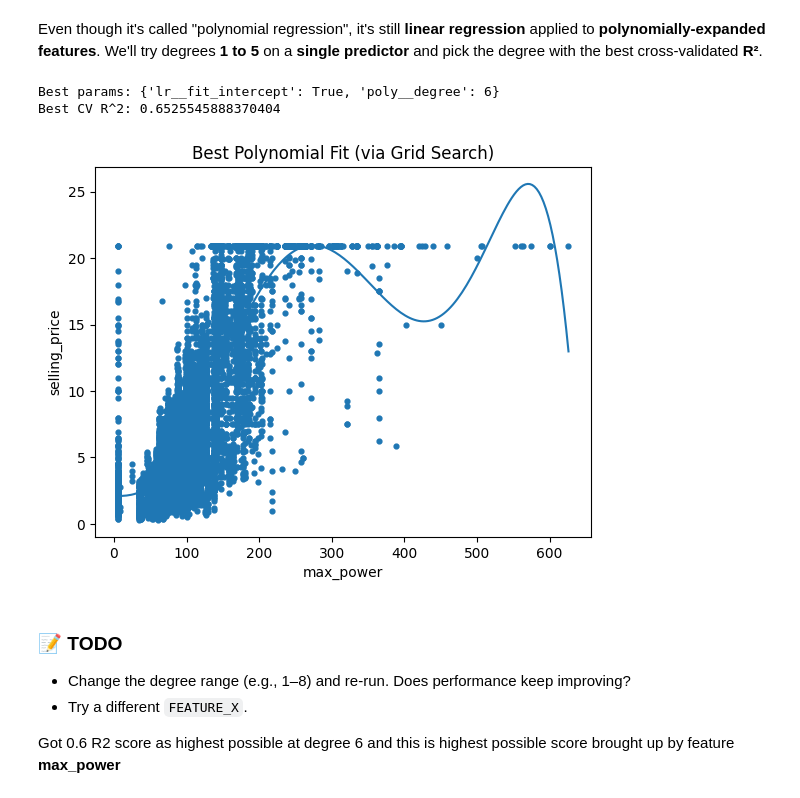
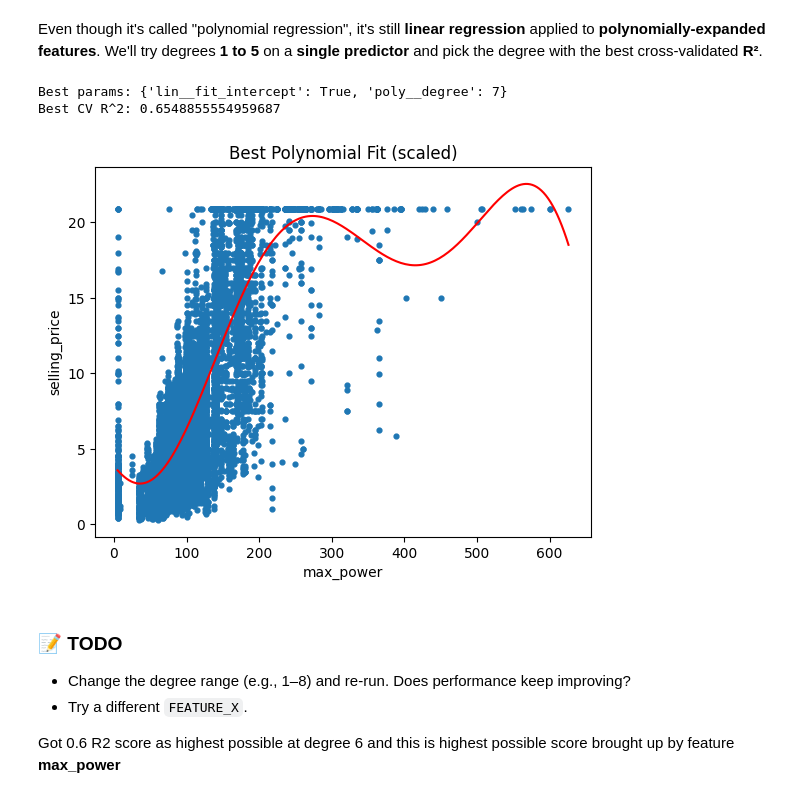
Before and after one commit to ShaikMohammad786/Machine-Learning-SEMV-Labs, a Jupyter notebook: Cars_Linear_Regression_Simple_Colab.ipynb, the cells around one changed output. Saved outputs shown, nothing was run; the diff lists cells and outputs as text; code cells hidden in the pictures.

```diff
--- a/Cars_Linear_Regression_Simple_Colab.ipynb
+++ b/Cars_Linear_Regression_Simple_Colab.ipynb
@@ -328,46 +325,48 @@ Ans
 Even though it's called "polynomial regression", it's still **linear regression** applied to **polynomially-expanded features**.
 We'll try degrees **1 to 5** on a **single predictor** and pick the degree with the best cross-validated **R²**.
 # %%
+from sklearn.preprocessing import PolynomialFeatures
+from sklearn.model_selection import GridSearchCV
 
-# Choose a single predictor again (same FEATURE_X as before by default)
-FEATURE_X = numeric_cols[4]  # keep same, or set to something else like 'horsepower'
+FEATURE_X = "max_power"  # try others too
 
 poly_data = df[[FEATURE_X, TARGET]].dropna().copy()
 X = poly_data[[FEATURE_X]].values
 y = poly_data[TARGET].values
 
-pipe = Pipeline([
+pipe_poly = Pipeline([
+    ("scaler", StandardScaler()),
     ("poly", PolynomialFeatures(include_bias=False)),
-    ("lr", LinearRegression())
+    ("lin", LinearRegression())
 ])
 
 param_grid = {
-    "poly__degree": [1, 2, 3, 4, 5,6,7,8],
-    "lr__fit_intercept": [True, False]
+    "poly__degree": range(1, 9),
+    "lin__fit_intercept": [True, False]
 }
 
-grid = GridSearchCV(pipe, param_grid, cv=5, scoring="r2", n_jobs=-1)
+grid = GridSearchCV(pipe_poly, param_grid, cv=5, scoring="r2", n_jobs=-1)
 grid.fit(X, y)
 
 print("Best params:", grid.best_params_)
 print("Best CV R^2:", grid.best_score_)
 
 best_model = grid.best_estimator_
 
 # Plot best curve
 x_line = np.linspace(X.min(), X.max(), 200).reshape(-1,1)
 y_line = best_model.predict(x_line)
 
 plt.figure()
 plt.scatter(X, y, s=12)
-plt.plot(x_line, y_line)
+plt.plot(x_line, y_line, color="red")
 plt.xlabel(FEATURE_X); plt.ylabel(TARGET)
-plt.title("Best Polynomial Fit (via Grid Search)")
+plt.title("Best Polynomial Fit (scaled)")
 plt.show()
 # %% [output]
-Best params: {'lr__fit_intercept': True, 'poly__degree': 6}
-Best CV R^2: 0.6525545888370404
+Best params: {'lin__fit_intercept': True, 'poly__degree': 7}
+Best CV R^2: 0.6548855554959687
-[figure, old version]
+[figure, new version]
 # %% [markdown]
 
 ### 📝 TODO
```
Also changed, not shown: parts of 15 cells of this notebook.
